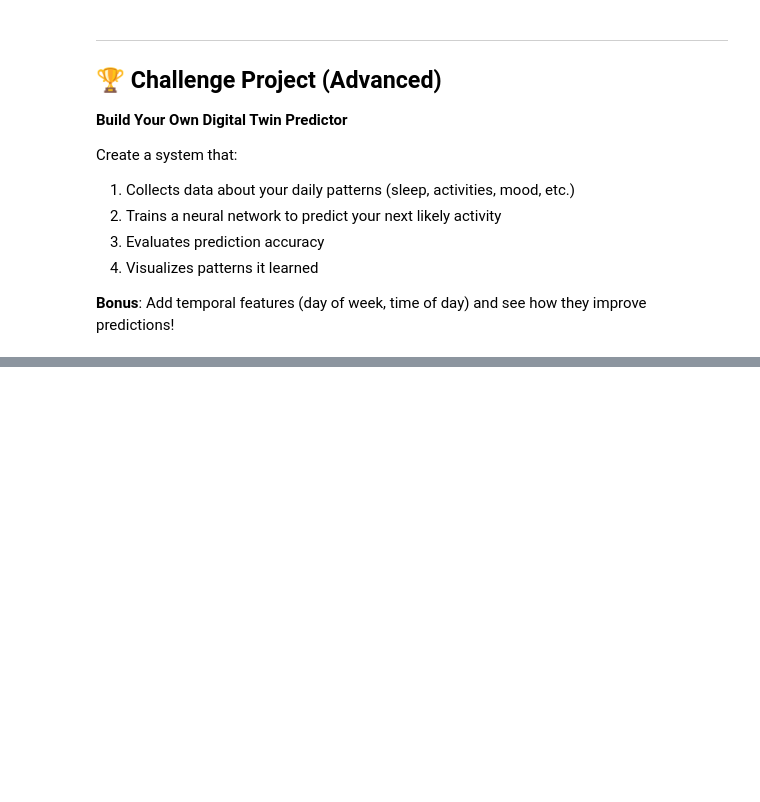
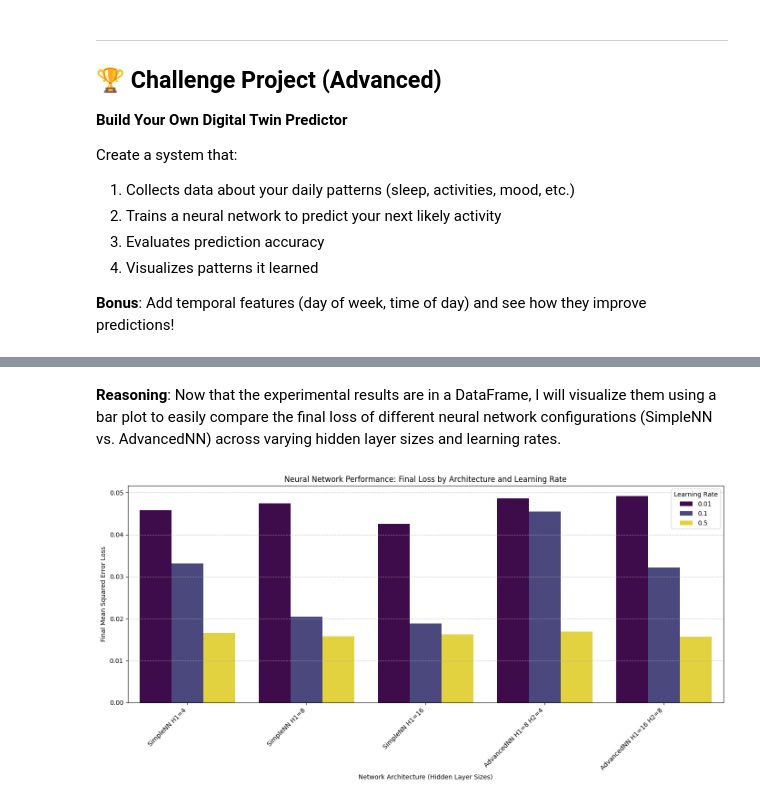
Before and after one commit to cal-me-j/atf-ai-learn, a Jupyter notebook: 01_probability_neural_networks.ipynb, the cells around one changed output, grey strips where cells are left out. Saved outputs shown, nothing was run; the diff lists cells and outputs as text; code cells hidden in the pictures; blank space fills up the shorter version.

```diff
--- a/01_probability_neural_networks.ipynb
+++ b/01_probability_neural_networks.ipynb
@@ -611,0 +1044,8 @@ Create a system that:
+# %%
+import pandas as pd
+
+# Convert results to a DataFrame for easier analysis and visualization
+results_df = pd.DataFrame(results)
+
+print("Experimentation Results:")
+print(results_df.round(4))
@@ -611,0 +1070,27 @@ Create a system that:
+# %% [markdown]
+**Reasoning**:
+Now that the experimental results are in a DataFrame, I will visualize them using a bar plot to easily compare the final loss of different neural network configurations (SimpleNN vs. AdvancedNN) across varying hidden layer sizes and learning rates.
+# %%
+import matplotlib.pyplot as plt
+import seaborn as sns
+
+# Prepare data for plotting
+# Combine architecture details into a single string for better labeling on the x-axis
+results_df['architecture'] = results_df.apply(
+    lambda row: f"{row['type']} H1={int(row['hidden_size_1'])}" +
+                 (f" H2={int(row['hidden_size_2'])}" if pd.notna(row['hidden_size_2']) else ""),
+    axis=1
+)
+
+plt.figure(figsize=(14, 7))
+sns.barplot(data=results_df, x='architecture', y='final_loss', hue='learning_rate', palette='viridis')
+plt.title('Neural Network Performance: Final Loss by Architecture and Learning Rate')
+plt.xlabel('Network Architecture (Hidden Layer Sizes)')
+plt.ylabel('Final Mean Squared Error Loss')
+plt.xticks(rotation=45, ha='right')
+plt.legend(title='Learning Rate')
+plt.grid(axis='y', linestyle='--', alpha=0.7)
+plt.tight_layout()
+plt.show()
+# %% [output]
+[figure, added]
```
Also changed, not shown: parts of 22 cells of this notebook.
